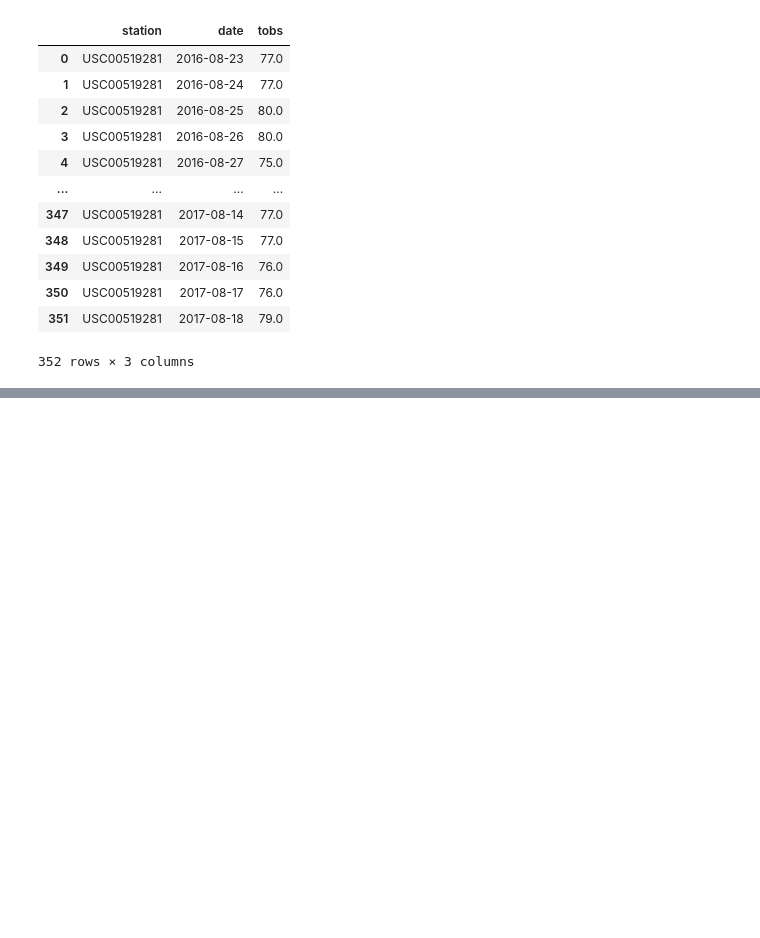
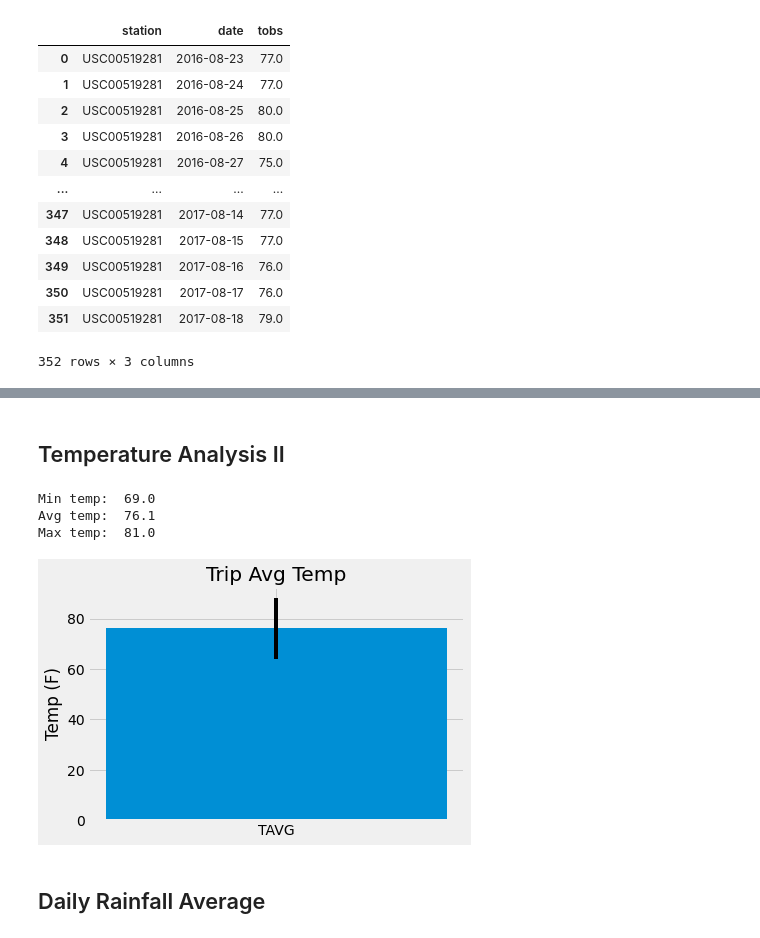
Before and after one commit to DMVance/climate-app, a Jupyter notebook: climate_starter.ipynb, the cells around one changed output, grey strips where cells are left out. Cells and saved outputs as stored; diff of their text form; code cells hidden in the pictures; blank space fills up the shorter version.

```diff
--- a/climate_starter.ipynb
+++ b/climate_starter.ipynb
@@ -366,3 +437,5 @@ Use Flask jsonify to convert your API data into a valid JSON response object.
+# %% [markdown]
+## Temperature Analysis II
 # %%
 # This function called `calc_temps` will accept start date and end date in the format '%Y-%m-%d'
 # and return the minimum, average, and maximum temperatures for that range of dates
@@ -377,19 +450,39 @@ def calc_temps(start_date, end_date):
         TMIN, TAVE, and TMAX
     """
 
-    return session.query(func.min(Measurement.tobs), func.avg(Measurement.tobs), func.max(Measurement.tobs)).\
-        filter(Measurement.date >= start_date).filter(Measurement.date <= end_date).all()
-
-# function usage example
-print(calc_temps('2012-02-28', '2012-03-05'))
+    return session.query(func.min(meas.tobs), func.avg(meas.tobs), func.max(meas.tobs)).\
+        filter(meas.date >= start_date).filter(meas.date <= end_date).all()
 # %%
 # Use your previous function `calc_temps` to calculate the tmin, tavg, and tmax
 # for your trip using the previous year's data for those same dates.
+# Selected vacation dates: 2015-10-21 to 2015-10-28
+
+tmin = calc_temps('2014-10-21', '2014-10-21')[0][0]
+tavg = calc_temps('2014-10-21', '2014-10-21')[0][1]
+tmax = calc_temps('2014-10-21', '2014-10-21')[0][2]
+
+print("Min temp: ", tmin, "\nAvg temp: ", round(tavg, 1), "\nMax temp: ", tmax)
+# %% [output]
+Min temp:  69.0
+Avg temp:  76.1
+Max temp:  81.0
 # %%
 # Plot the results from your previous query as a bar chart.
 # Use "Trip Avg Temp" as your Title
 # Use the average temperature for the y value
 # Use the peak-to-peak (tmax-tmin) value as the y error bar (yerr)
+
+y_err = tmax-tmin
+x_axis = ["TAVG"]
+
+plt.bar(x_axis, tavg, yerr=y_err)
+plt.ylabel("Temp (F)")
+plt.title("Trip Avg Temp")
+plt.show()
+# %% [output]
+[figure, added]
+# %% [markdown]
+## Daily Rainfall Average
 # %%
 # Calculate the total amount of rainfall per weather station for your trip dates using the previous year's matching dates.
 # Sort this in descending order by precipitation amount and list the station, name, latitude, longitude, and elevation
```
Also changed, not shown: parts of 19 cells of this notebook.
